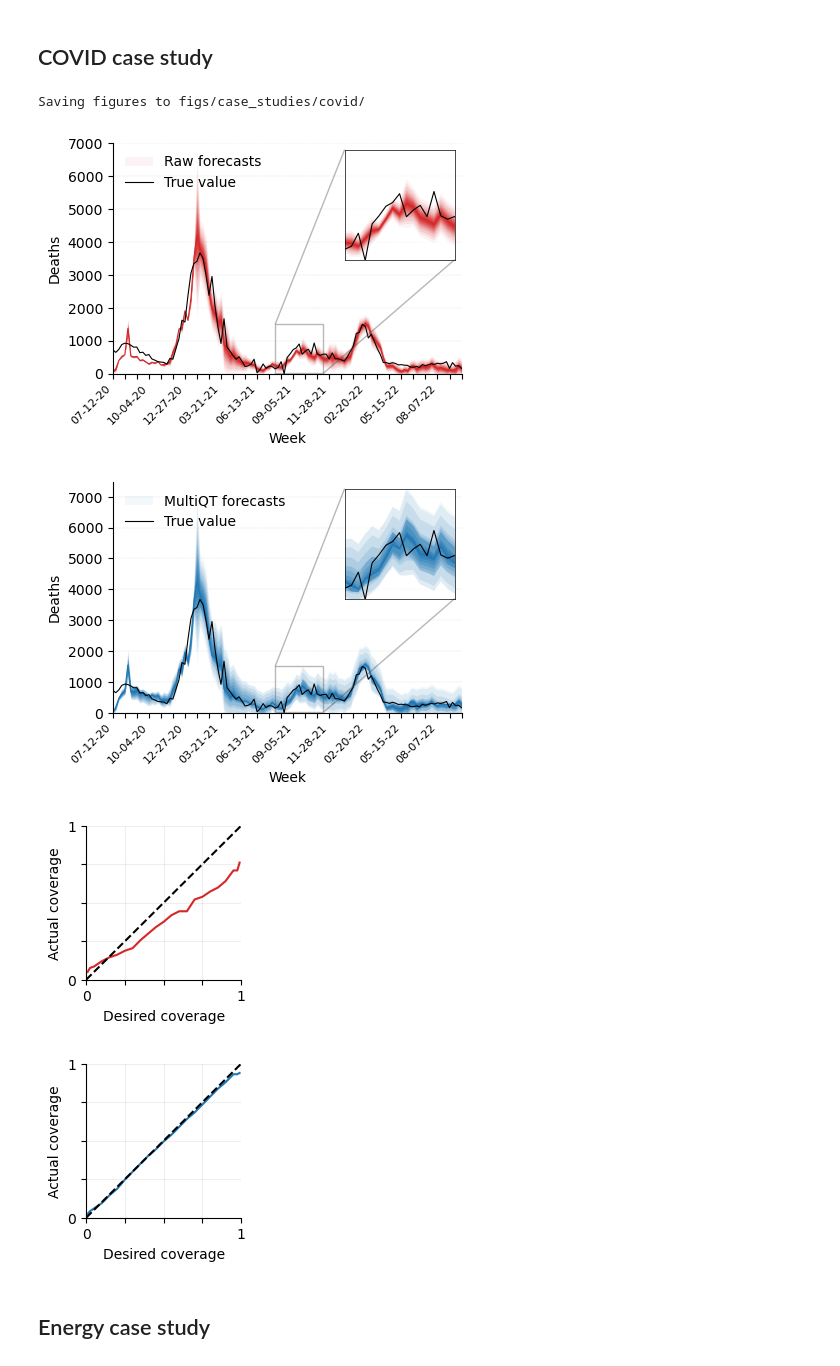
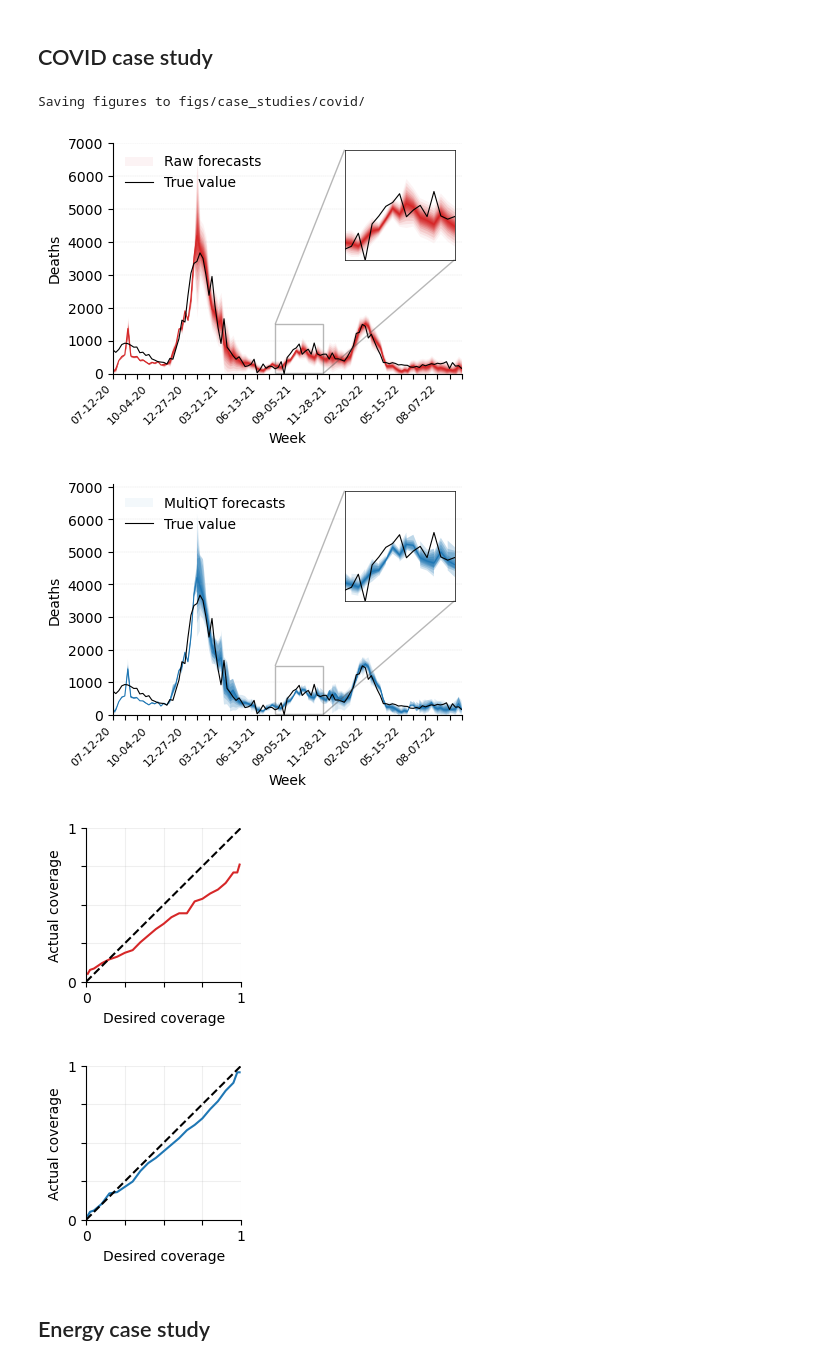
Before and after one commit to tiffanyding/multiQT, a Jupyter notebook: case_studies.ipynb, the cells around one changed output. Cells and saved outputs as stored; diff of their text form; code cells hidden in the pictures.

```diff
--- a/case_studies.ipynb
+++ b/case_studies.ipynb
@@ -54,6 +54,9 @@ Y, Yhat_base = get_covid_data(forecaster, state, horizon, Yhat_type=Yhat_type, l
 # Load MultiQT forecasts
 calib_path = f"cache/covid/{forecaster}_{state}_Yhat={Yhat_type}_h={horizon}.npy"
 Yhat_calib = np.load(calib_path)
+# if needed, transpose Yhat_calib to have shape (T, num_levels)
+if Yhat_calib.shape != Yhat_base.shape:
+    Yhat_calib = Yhat_calib.T
 
 # Make fig folder
 os.makedirs(f'{fig_folder}/case_studies/{dataset}', exist_ok=True)
@@ -116,36 +119,36 @@ axins.set_yticklabels([])
 axins.set_ylabel('')
 axins.legend_.remove()
 axins.set_xticks([])  # Remove xtick marks
 axins.set_yticks([])  # Remove xtick marks
 # Add top and right spines back in
 axins.spines['top'].set_visible(True)
 axins.spines['right'].set_visible(True)
 # Make spines gray and thicker
 for dir in ['top', 'right', 'left', 'bottom']:
     axins.spines[dir].set_linewidth(0.5)
 
 axins.patch.set_alpha(0.7)
 mark_inset(ax, axins, loc1=2, loc2=4, fc="none", ec=(0.3,0.3,0.3,0.4))
 
 plt.savefig(f'{fig_folder}/case_studies/{dataset}/calib_forecasts_{forecaster}_{state}_h={horizon}.pdf', bbox_inches='tight')
 
 # Plot calibration lines
 fig, ax = plt.subplots(figsize=(2, 2))
 plot_calibration(Y, Yhat_base, ax=ax, color='tab:red', title=None,
                  single_state=True, plot_yequalsx=True, label='Raw forecasts', alpha=1, levels=levels)
 plt.savefig(f'{fig_folder}/case_studies/{dataset}/raw_calibration_{forecaster}_{state}_h={horizon}.pdf', bbox_inches='tight')
 
 
 fig, ax = plt.subplots(figsize=(2, 2))
 plot_calibration(Y, Yhat_calib, ax=ax, color='tab:blue', title=None,
                     single_state=True, plot_yequalsx=True, label='Calibrated forecasts', alpha=1, levels=levels)
 plt.savefig(f'{fig_folder}/case_studies/{dataset}/calib_calibration_{forecaster}_{state}_h={horizon}.pdf', bbox_inches='tight')
 # %% [output]
 Saving figures to figs/case_studies/covid/
 [figure]
-[figure, old version]
+[figure, new version]
 [figure]
-[figure, old version]
+[figure, new version]
 # %% [markdown]
 ## Energy case study
 # %%
```
Also changed, not shown: parts of 1 cell of this notebook, 4 other files.
